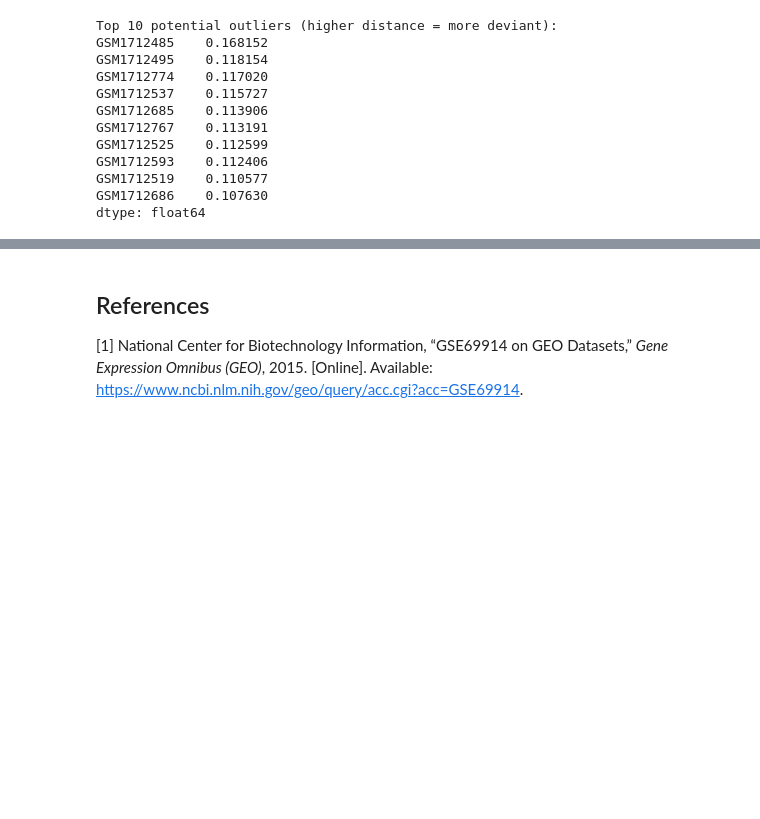
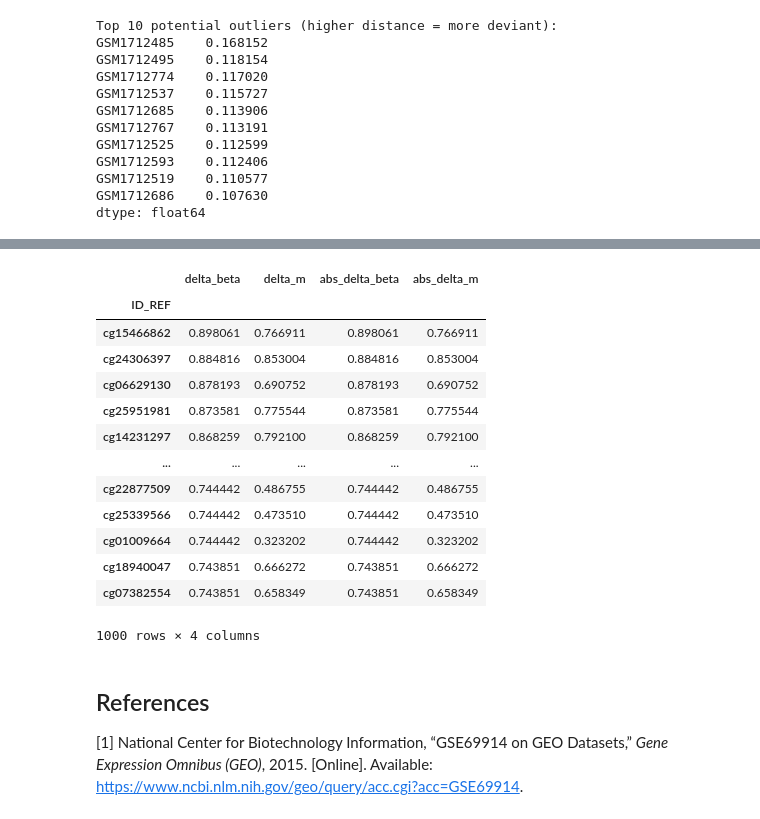
Before and after one commit to elisabettaroviera/THESIS, a Jupyter notebook: 01 - Notebook/02-data-pre-processing.ipynb, the cells around one changed output, grey strips where cells are left out. Drawn from its saved outputs; the diff is of its cells as text; code cells hidden in the pictures; blank space fills up the shorter version.

```diff
--- a/01 - Notebook/02-data-pre-processing.ipynb
+++ b/01 - Notebook/02-data-pre-processing.ipynb
@@ -508,3 +550,20 @@ dtype: float64
+# %%
+top_table
+# %% [output]
+|  | delta_beta | delta_m | abs_delta_beta | abs_delta_m |
+| ID_REF |  |  |  |  |
+| cg15466862 | 0.898061 | 0.766911 | 0.898061 | 0.766911 |
+| cg24306397 | 0.884816 | 0.853004 | 0.884816 | 0.853004 |
+| cg06629130 | 0.878193 | 0.690752 | 0.878193 | 0.690752 |
+| cg25951981 | 0.873581 | 0.775544 | 0.873581 | 0.775544 |
+| cg14231297 | 0.868259 | 0.792100 | 0.868259 | 0.792100 |
+| ... | ... | ... | ... | ... |
+| cg22877509 | 0.744442 | 0.486755 | 0.744442 | 0.486755 |
+| cg25339566 | 0.744442 | 0.473510 | 0.744442 | 0.473510 |
+| cg01009664 | 0.744442 | 0.323202 | 0.744442 | 0.323202 |
+| cg18940047 | 0.743851 | 0.666272 | 0.743851 | 0.666272 |
+| cg07382554 | 0.743851 | 0.658349 | 0.743851 | 0.658349 |
+1000 rows × 4 columns
 # %% [markdown]
 ## References
 
```
Also changed, not shown: parts of 4 cells of this notebook.
